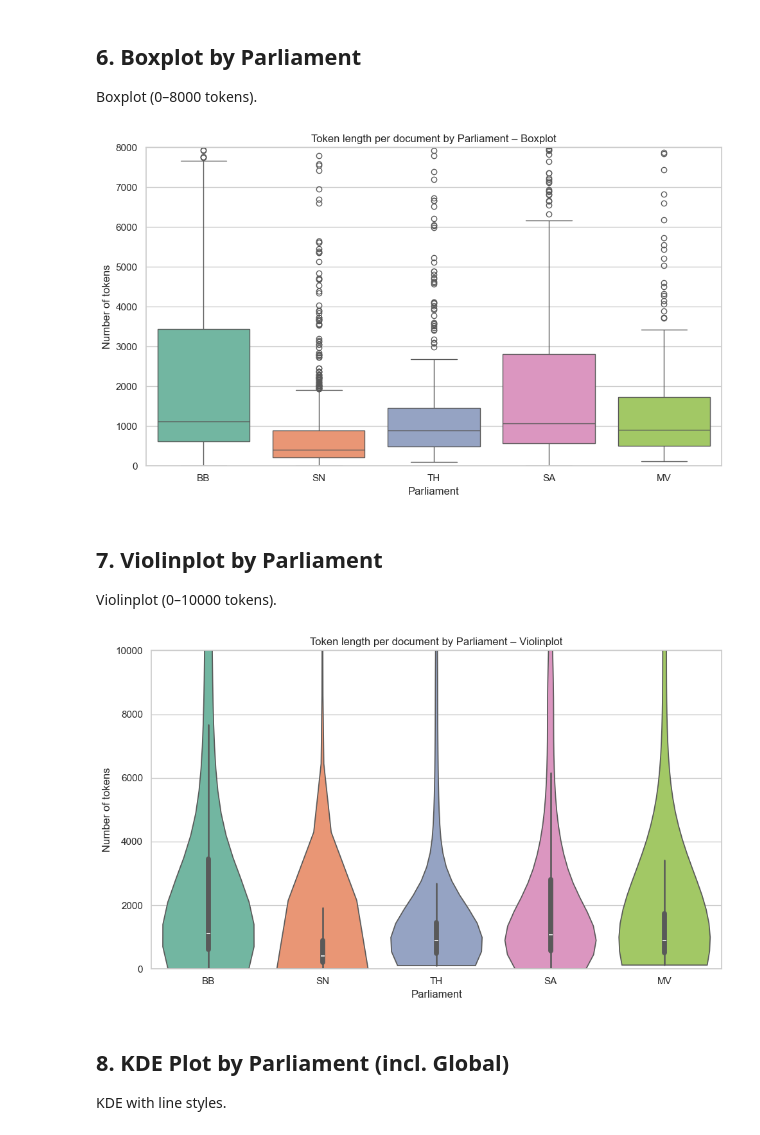
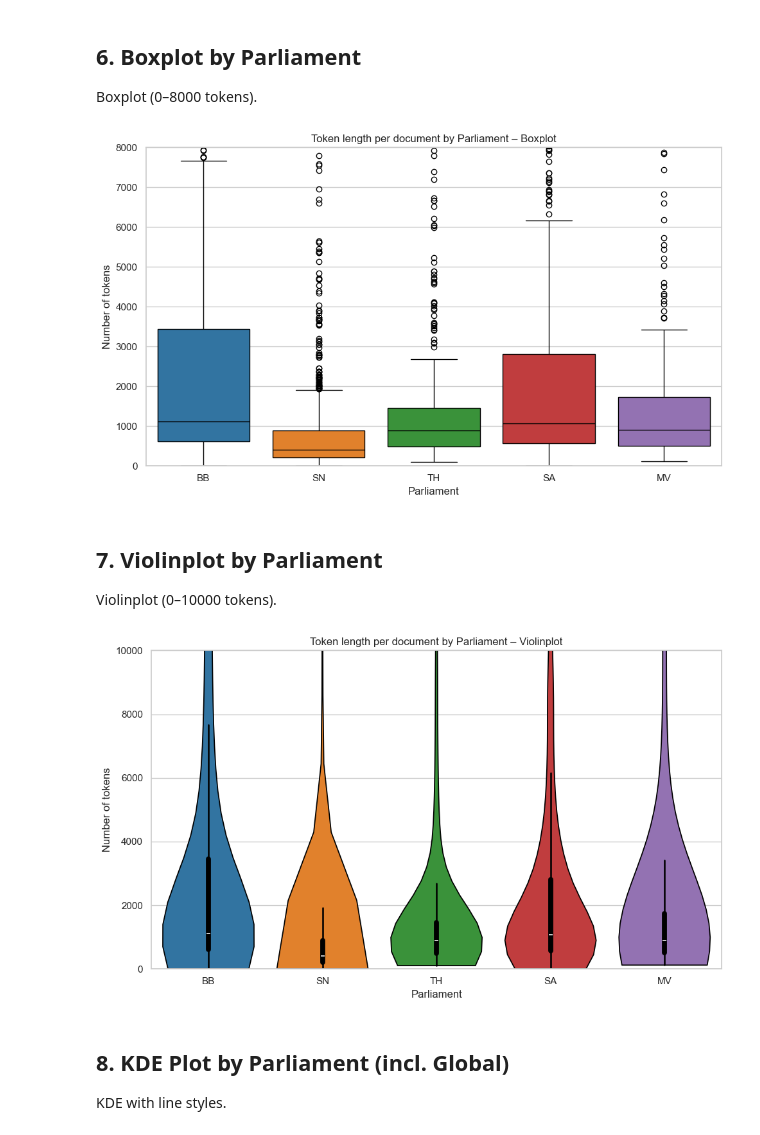
Before and after one commit to theolenko/bachelorsthesis_notebook_code, a Jupyter notebook: 02exploratory_analysis.ipynb, the cells around one changed output. Drawn from its saved outputs; the diff is of its cells as text; code cells hidden in the pictures.

Commit message:
changed visuals with clear color and order hardcoded at start and integrated new types of process_file and segment_document which now directly return pd.dataframes

```diff
--- a/02exploratory_analysis.ipynb
+++ b/02exploratory_analysis.ipynb
@@ -25,19 +25,28 @@ from src.preprocessing import process_file
 
 # Set seaborn theme and color palette for plots
 sns.set_theme(style="whitegrid")
-palette = sns.color_palette("Set2")
 main_color = "skyblue"
+order = ["Global", "BB", "SN", "TH", "SA", "MV"]
+palette = {
+  "Global": "black",
+  "BB":      "#1f77b4",
+  "SN":      "#ff7f0e",
+  "TH":      "#2ca02c",
+  "SA":      "#d62728",
+  "MV":      "#9467bd"
+}
 line_styles = {
-    "BB": (0, (1, 1)),
-    "SN": "dotted",
-    "TH": "dashed",
-    "SA": (0, (5, 1)),
-    "MV": (0, (3, 2, 1, 2)),
-    "Global": "solid"
+  "Global":    "-",
+  "BB":      "--",
+  "SN":      "-.",
+  "TH":      ":",
+  "SA":     (0, (3,1,1,1)),  # beliebiges Beispiel
+  "MV":     (0, (5,5))
 }
 
-# Clean the JSON data in memory using the process_file utility
-cleaned_data = process_file(
+
+# Clean the JSON data in memory using the process_file utility and load into dataframe
+df = process_file(
     filepath="01data_collection\combined_transformed_data.json",
     mode="basic",
     file_format="json",
@@ -45,8 +54,9 @@ cleaned_data = process_file(
     output_mode="memory"
 )
 
-# Load cleaned data into a DataFrame
-df = pd.DataFrame(cleaned_data)
+#transform df back to json like structure list[dicts].
+#Might need this form list[dict] later
+cleaned_data = df.to_dict("records")
 
 # Remove empty texts
 df = df[df["ExtrahierterText"].str.strip().astype(bool)]
@@ -195,7 +207,7 @@ sns.boxplot(
     x="Landtag",
     y="TokenLength",
     hue="Landtag",
-    palette=palette[:n_colors],
+    palette=palette,
     showfliers=True,
     dodge=False
 )
@@ -206,7 +218,7 @@ plt.ylabel("Number of tokens")
 plt.tight_layout()
 plt.show()
 # %% [output]
-[figure, old version]
+[figure, new version]
 # %% [markdown]
 ## 7. Violinplot by Parliament
 
@@ -214,27 +226,27 @@ Violinplot (0–10000 tokens).
 # %%
 # Plot a violinplot of token lengths per parliament (0–10,000 tokens)
 plt.figure(figsize=(10,6))
 ax = sns.violinplot(
     data=df,
     x="Landtag",
     y="TokenLength",
     hue="Landtag",
-    palette=palette[:n_colors],
+    palette=palette,
     inner="box",
     cut=0,
     dodge=False,
     legend=False
 )
 if ax.get_legend():
     ax.get_legend().remove()
 plt.ylim(0,10000)
 plt.title("Token length per document by Parliament – Violinplot")
 plt.xlabel("Parliament")
 plt.ylabel("Number of tokens")
 plt.tight_layout()
 plt.show()
 # %% [output]
-[figure, old version]
+[figure, new version]
 # %% [markdown]
 ## 8. KDE Plot by Parliament (incl. Global)
 
```
Also changed, not shown: parts of 7 cells of this notebook.
